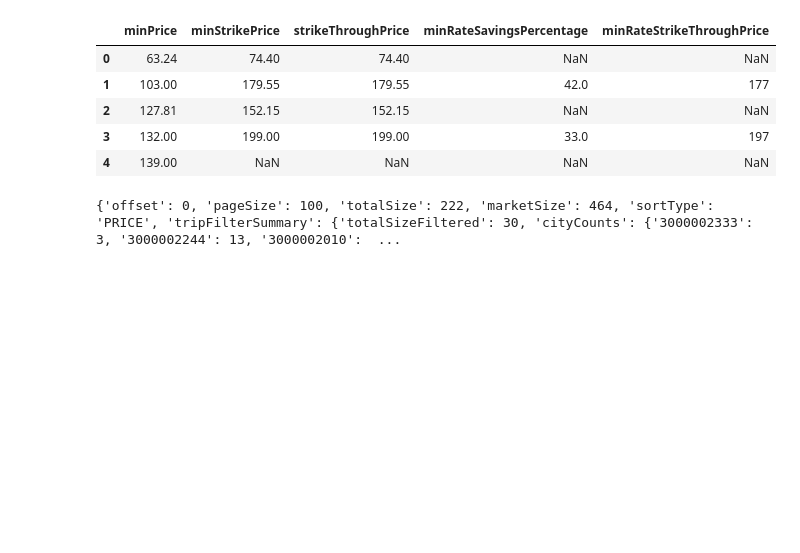
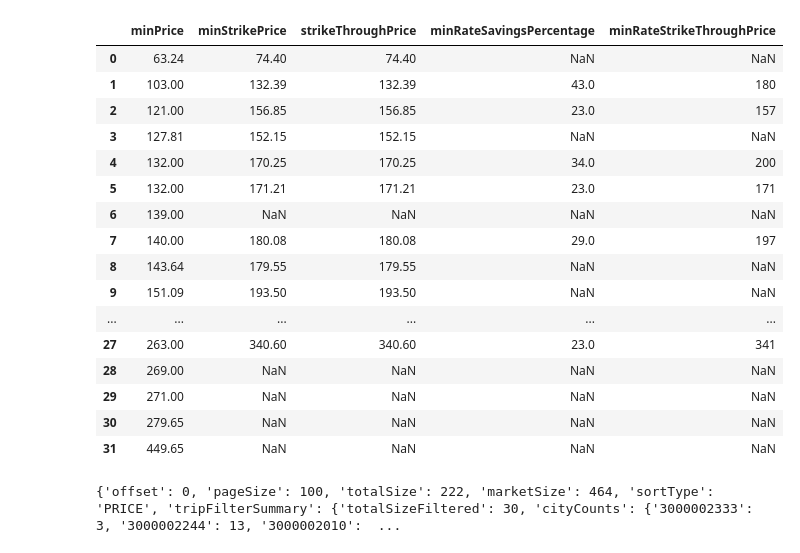
Before and after one commit to tayloresque/Project3_Group4, a Jupyter notebook: CAT working code.ipynb, the cells around one changed output. Drawn from its saved outputs; the diff is of its cells as text; code cells hidden in the pictures; blank space fills up the shorter version.

```diff
--- a/CAT working code.ipynb
+++ b/CAT working code.ipynb
@@ -56,15 +40,26 @@ SFprices_df.head()
 # %%
 columns_select=['minPrice', 'minStrikePrice', 'strikeThroughPrice',
                             'minRateSavingsPercentage', 'minRateStrikeThroughPrice']
 SFprice_df_clean_fall=SFprices_df[columns_select]
-SFprice_df_clean_fall.head()
+SFprice_df_clean_fall
 # %% [output]
 |  | minPrice | minStrikePrice | strikeThroughPrice | minRateSavingsPercentage | minRateStrikeThroughPrice |
 | 0 | 63.24 | 74.40 | 74.40 | NaN | NaN |
-| 1 | 103.00 | 179.55 | 179.55 | 42.0 | 177 |
-| 2 | 127.81 | 152.15 | 152.15 | NaN | NaN |
-| 3 | 132.00 | 199.00 | 199.00 | 33.0 | 197 |
-| 4 | 139.00 | NaN | NaN | NaN | NaN |
+| 1 | 103.00 | 132.39 | 132.39 | 43.0 | 180 |
+| 2 | 121.00 | 156.85 | 156.85 | 23.0 | 157 |
+| 3 | 127.81 | 152.15 | 152.15 | NaN | NaN |
+| 4 | 132.00 | 170.25 | 170.25 | 34.0 | 200 |
+| 5 | 132.00 | 171.21 | 171.21 | 23.0 | 171 |
+| 6 | 139.00 | NaN | NaN | NaN | NaN |
+| 7 | 140.00 | 180.08 | 180.08 | 29.0 | 197 |
+| 8 | 143.64 | 179.55 | 179.55 | NaN | NaN |
+| 9 | 151.09 | 193.50 | 193.50 | NaN | NaN |
+| ... | ... | ... | ... | ... | ... |
+| 27 | 263.00 | 340.60 | 340.60 | 23.0 | 341 |
+| 28 | 269.00 | NaN | NaN | NaN | NaN |
+| 29 | 271.00 | NaN | NaN | NaN | NaN |
+| 30 | 279.65 | NaN | NaN | NaN | NaN |
+| 31 | 449.65 | NaN | NaN | NaN | NaN |
 # %%
 url = "https://priceline-com-provider.p.rapidapi.com/v1/hotels/search"
 
```
Also changed, not shown: parts of 4 cells of this notebook, 1 other file.
